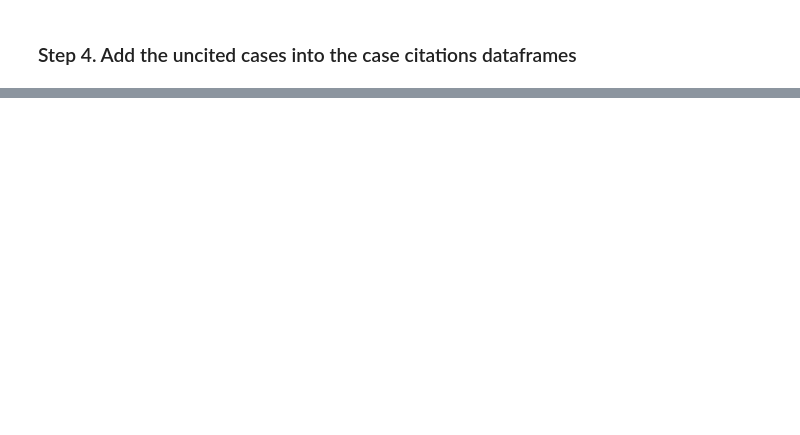
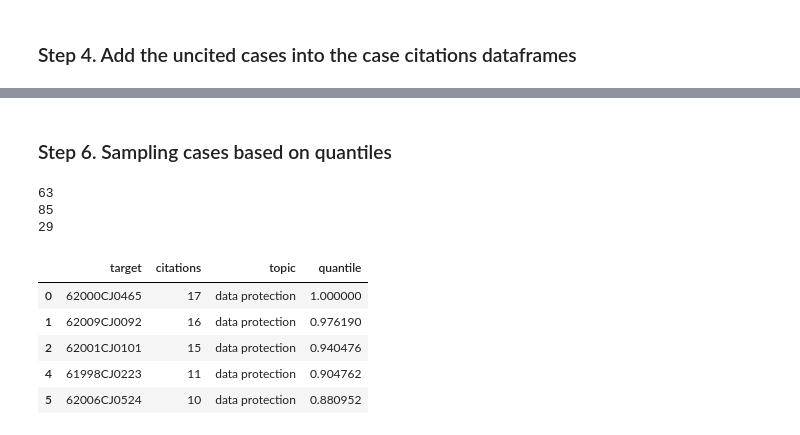
Before and after one commit to Shagunaawasthi/cjeu-court-decision-similarity, a Jupyter notebook: scripts/CaseSampling.ipynb, the cells around one changed output, grey strips where cells are left out. Saved outputs shown, nothing was run; the diff lists cells and outputs as text; code cells hidden in the pictures; blank space fills up the shorter version.

```diff
--- a/scripts/CaseSampling.ipynb
+++ b/scripts/CaseSampling.ipynb
@@ -202,0 +165,9 @@ Data Protection:
+# %% [markdown]
+### Step 6. Sampling cases based on quantiles
+# %%
+publichealth_citations_sorted_df['quantile'] = \
+    publichealth_citations_sorted_df['citations'].rank(pct=True)
+socialpolicy_citations_sorted_df['quantile'] = \
+    socialpolicy_citations_sorted_df['citations'].rank(pct=True)
+dataprotection_citations_sorted_df['quantile'] = \
+    dataprotection_citations_sorted_df['citations'].rank(pct=True)
@@ -202,0 +201,37 @@ Data Protection:
+# %%
+sample_size_publichealth = sampleSize(total_publichealth, margin_error=.1, confidence_level=.95)
+sample_size_socialpolicy = sampleSize(total_socialpolicy, margin_error=.1, confidence_level=.95)
+sample_size_dataprotection = sampleSize(total_dataprotection, margin_error=.1, confidence_level=.95)
+
+print(sample_size_publichealth)
+print(sample_size_socialpolicy)
+print(sample_size_dataprotection)
+# %% [output]
+63
+85
+29
+# %%
+def sample_ordered_index(df, size):
+    """the function assumes ordered frame by rank"""
+    if size < len(df.index):
+        bins = len(df.index)/size
+        index_sample = [df.index[int(i*bins)] for i in range(size)]
+    else:
+        print('Sample size is bigger than the popolation')
+    return df[df.index.isin(index_sample)]
+# %%
+sample_cases_publichealth = sample_ordered_index(
+    publichealth_citations_sorted_df, sample_size_publichealth)
+sample_cases_socialpolicy = sample_ordered_index(
+    socialpolicy_citations_sorted_df, sample_size_socialpolicy)
+sample_cases_dataprotection = sample_ordered_index(
+    dataprotection_citations_sorted_df, sample_size_dataprotection)
+# %%
+sample_cases_dataprotection.head()
+# %% [output]
+|  | target | citations | topic | quantile |
+| 0 | 62000CJ0465 | 17 | data protection | 1.000000 |
+| 1 | 62009CJ0092 | 16 | data protection | 0.976190 |
+| 2 | 62001CJ0101 | 15 | data protection | 0.940476 |
+| 4 | 61998CJ0223 | 11 | data protection | 0.904762 |
+| 5 | 62006CJ0524 | 10 | data protection | 0.880952 |
```
Also changed, not shown: parts of 18 cells of this notebook, 2 other files.
